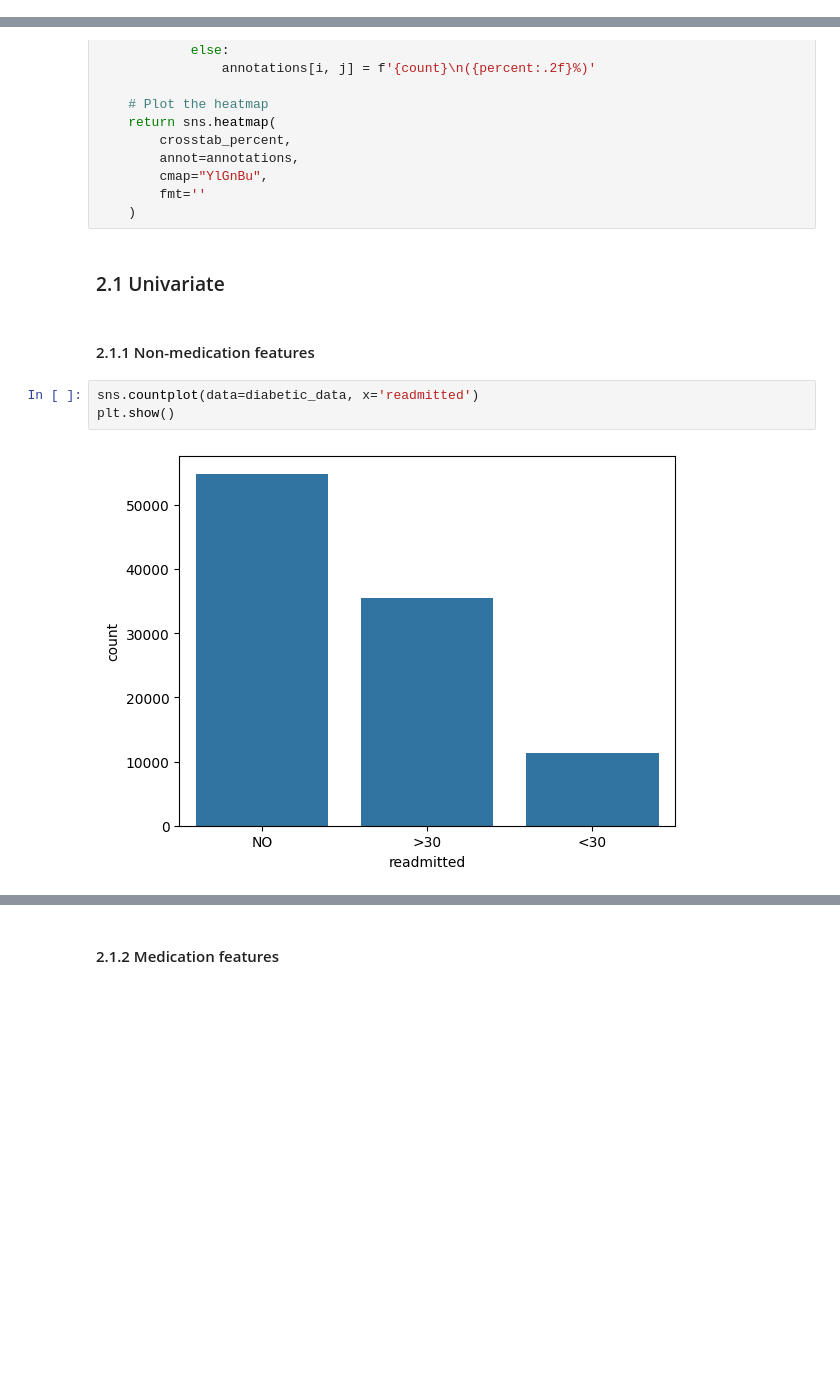
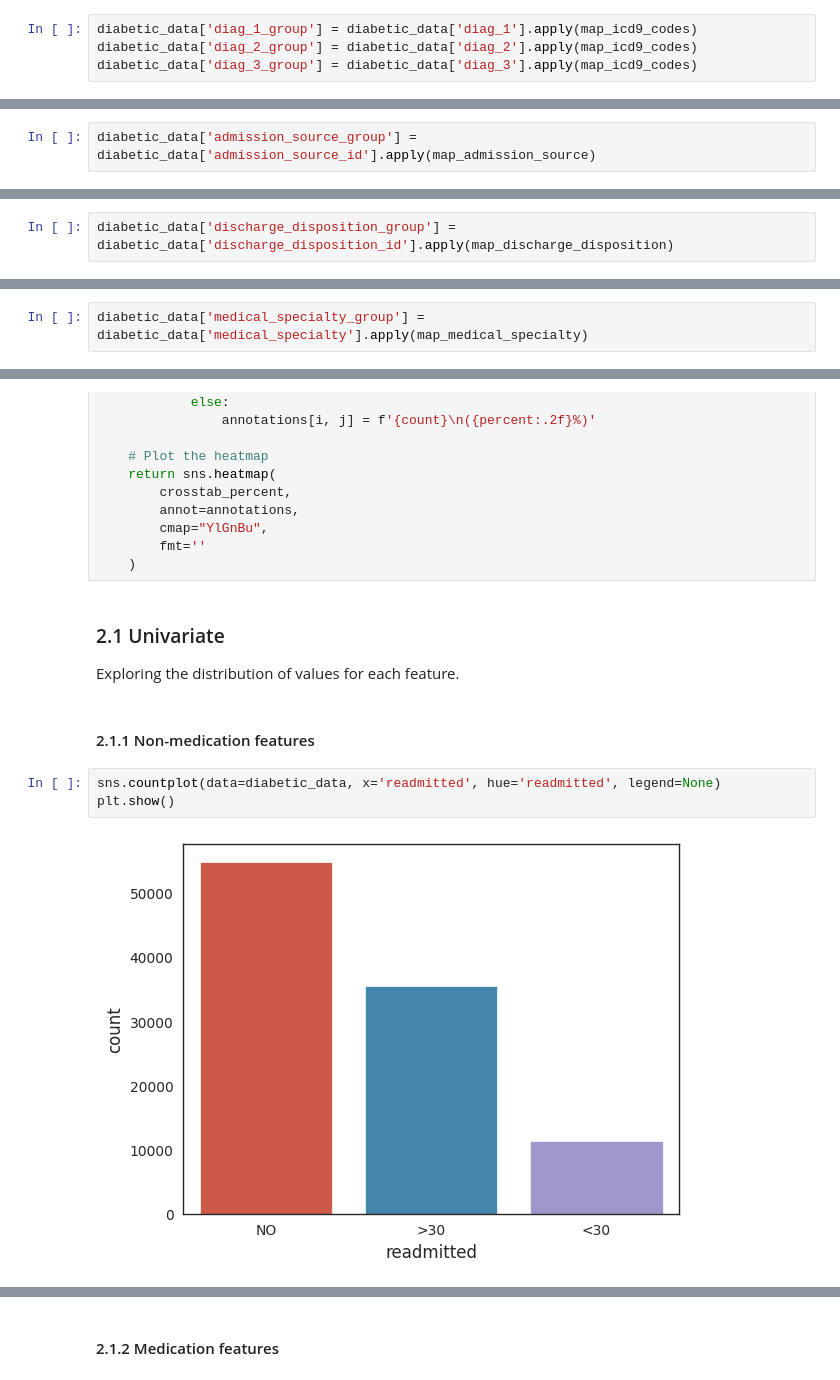
Before and after one commit to MechaMic38/unibs_mldm_diabetes, a Jupyter notebook: notebooks/dataset_eda.ipynb, the cells around one changed output, grey strips where cells are left out. Saved outputs shown, nothing was run; the diff lists cells and outputs as text; blank space fills up the shorter version.

```diff
--- a/notebooks/dataset_eda.ipynb
+++ b/notebooks/dataset_eda.ipynb
@@ -118,0 +223,4 @@ Since we are primarily interested in factors that lead to early readmission, we
+# %%
+diabetic_data['diag_1_group'] = diabetic_data['diag_1'].apply(map_icd9_codes)
+diabetic_data['diag_2_group'] = diabetic_data['diag_2'].apply(map_icd9_codes)
+diabetic_data['diag_3_group'] = diabetic_data['diag_3'].apply(map_icd9_codes)
@@ -118,0 +258,2 @@ Since we are primarily interested in factors that lead to early readmission, we
+# %%
+diabetic_data['admission_source_group'] = diabetic_data['admission_source_id'].apply(map_admission_source)
@@ -118,0 +284,2 @@ Since we are primarily interested in factors that lead to early readmission, we
+# %%
+diabetic_data['discharge_disposition_group'] = diabetic_data['discharge_disposition_id'].apply(map_discharge_disposition)
@@ -119,3 +310,5 @@ Since we are primarily interested in factors that lead to early readmission, we
+# %%
+diabetic_data['medical_specialty_group'] = diabetic_data['medical_specialty'].apply(map_medical_specialty)
 # %% [markdown]
 ## **2. Visual Analysis**
 Work in progress... the estimated date of completion is also work in progress LoL
@@ -160,11 +353,12 @@ def heatmap_crosstab(
     )
 # %% [markdown]
 ### 2.1 Univariate
+Exploring the distribution of values for each feature.
 # %% [markdown]
 #### 2.1.1 Non-medication features
 # %%
-sns.countplot(data=diabetic_data, x='readmitted')
+sns.countplot(data=diabetic_data, x='readmitted', hue='readmitted', legend=None)
 plt.show()
 # %% [output]
-[figure, old version]
+[figure, new version]
 # %%
```
Also changed, not shown: parts of 112 cells of this notebook.
